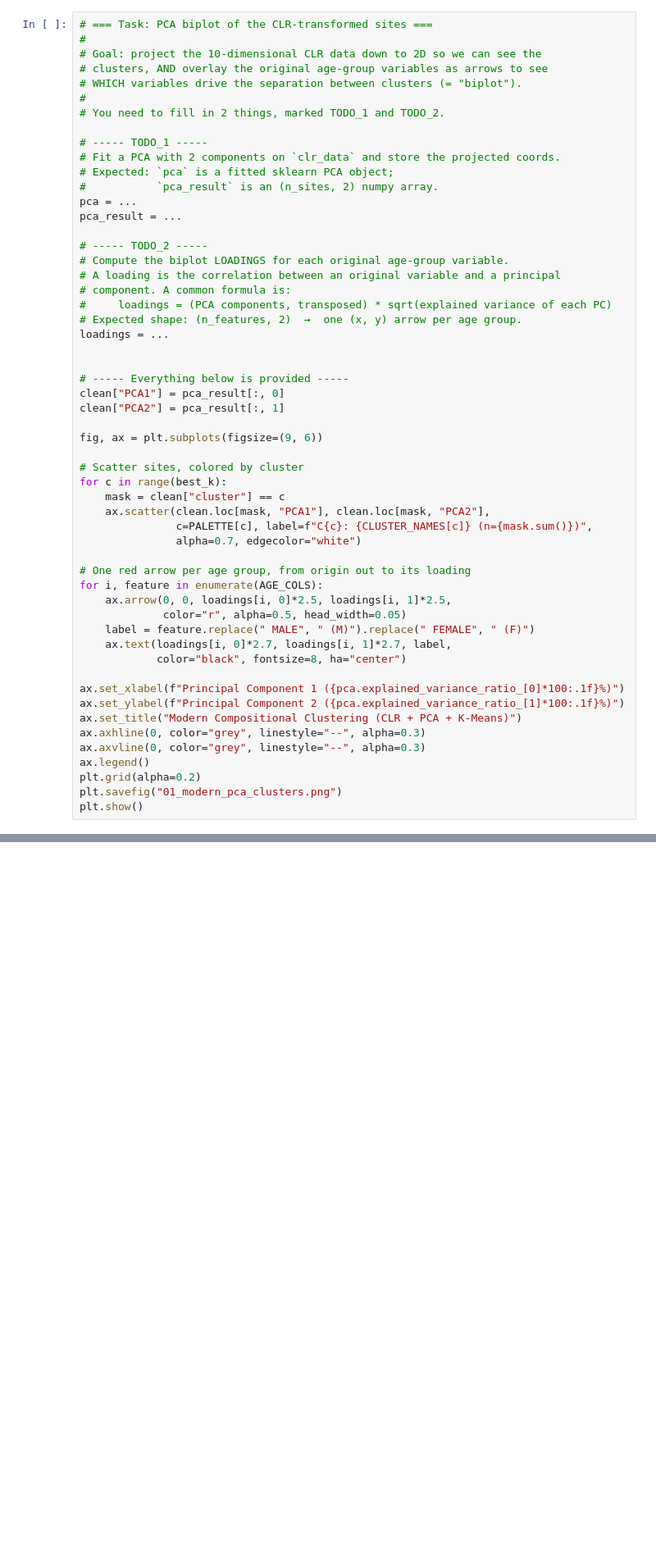
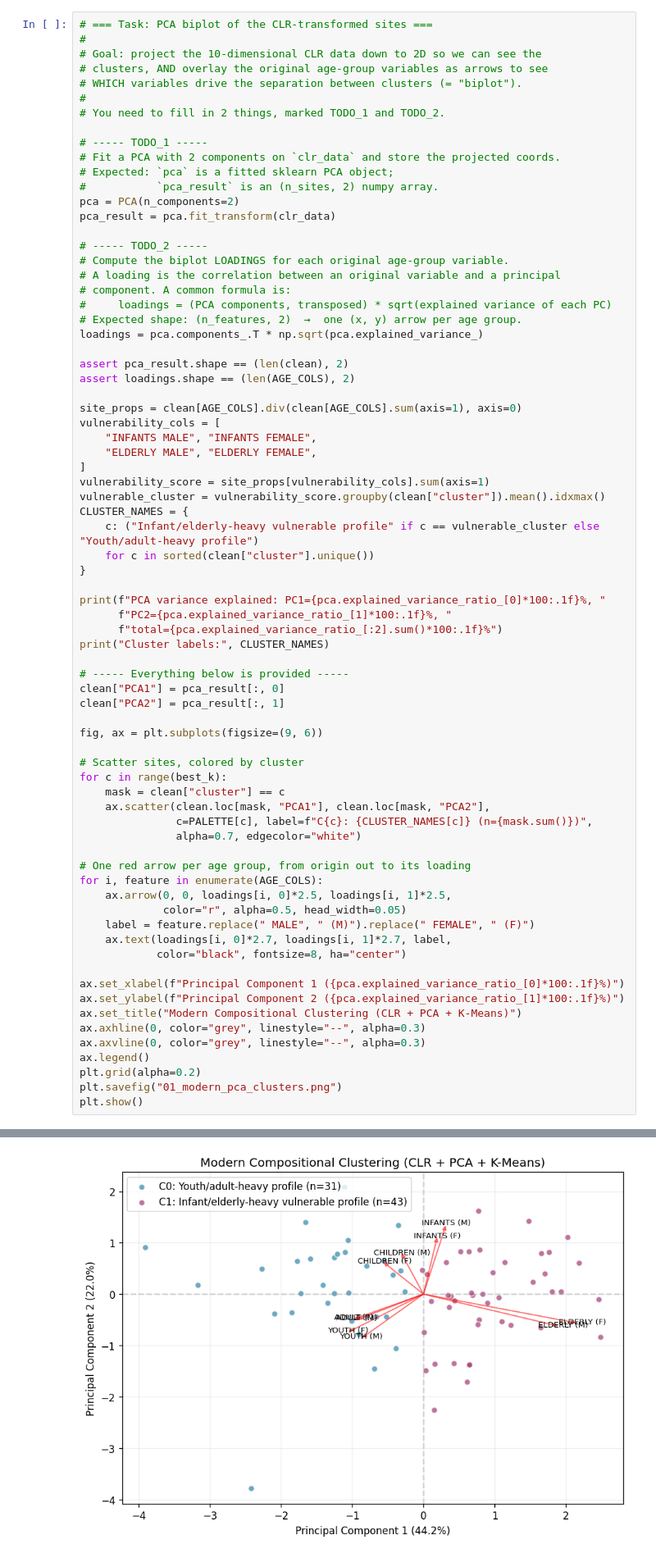
Before and after one commit to leverlars/data-mining-project-2, a Jupyter notebook: Project_2_IDP_sites.ipynb, the cells around one changed output, grey strips where cells are left out. Shown at 82% size. Drawn from its saved outputs; the diff is of its cells as text; blank space fills up the shorter version.

```diff
--- a/Project_2_IDP_sites.ipynb
+++ b/Project_2_IDP_sites.ipynb
@@ -446,8 +490,8 @@ one row per age group, two columns giving the arrow's $(x, y)$ tip.
 # Fit a PCA with 2 components on `clr_data` and store the projected coords.
 # Expected: `pca` is a fitted sklearn PCA object;
 #           `pca_result` is an (n_sites, 2) numpy array.
-pca = ...
-pca_result = ...
+pca = PCA(n_components=2)
+pca_result = pca.fit_transform(clr_data)
 
 # ----- TODO_2 -----
 # Compute the biplot LOADINGS for each original age-group variable.
@@ -455,8 +499,27 @@ pca_result = ...
 # component. A common formula is:
 #     loadings = (PCA components, transposed) * sqrt(explained variance of each PC)
 # Expected shape: (n_features, 2)  →  one (x, y) arrow per age group.
-loadings = ...
+loadings = pca.components_.T * np.sqrt(pca.explained_variance_)
 
+assert pca_result.shape == (len(clean), 2)
+assert loadings.shape == (len(AGE_COLS), 2)
+
+site_props = clean[AGE_COLS].div(clean[AGE_COLS].sum(axis=1), axis=0)
+vulnerability_cols = [
+    "INFANTS MALE", "INFANTS FEMALE",
+    "ELDERLY MALE", "ELDERLY FEMALE",
+]
+vulnerability_score = site_props[vulnerability_cols].sum(axis=1)
+vulnerable_cluster = vulnerability_score.groupby(clean["cluster"]).mean().idxmax()
+CLUSTER_NAMES = {
+    c: ("Infant/elderly-heavy vulnerable profile" if c == vulnerable_cluster else "Youth/adult-heavy profile")
+    for c in sorted(clean["cluster"].unique())
+}
+
+print(f"PCA variance explained: PC1={pca.explained_variance_ratio_[0]*100:.1f}%, "
+      f"PC2={pca.explained_variance_ratio_[1]*100:.1f}%, "
+      f"total={pca.explained_variance_ratio_[:2].sum()*100:.1f}%")
+print("Cluster labels:", CLUSTER_NAMES)
 
 # ----- Everything below is provided -----
 clean["PCA1"] = pca_result[:, 0]
@@ -488,3 +551,4 @@ ax.legend()
 plt.grid(alpha=0.2)
 plt.savefig("01_modern_pca_clusters.png")
 plt.show()
+# %% [output]
@@ -491,3 +557,4 @@ plt.show()
+[figure, added]
 # %% [markdown]
 ### **Interpretation Questions**
 
```
Also changed, not shown: parts of 10 cells of this notebook, 3 other files.
